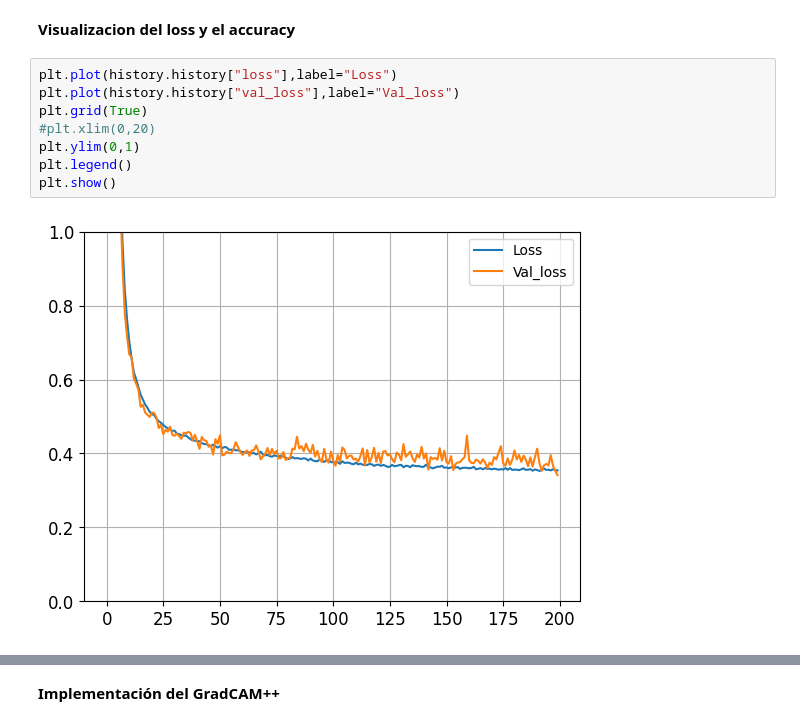
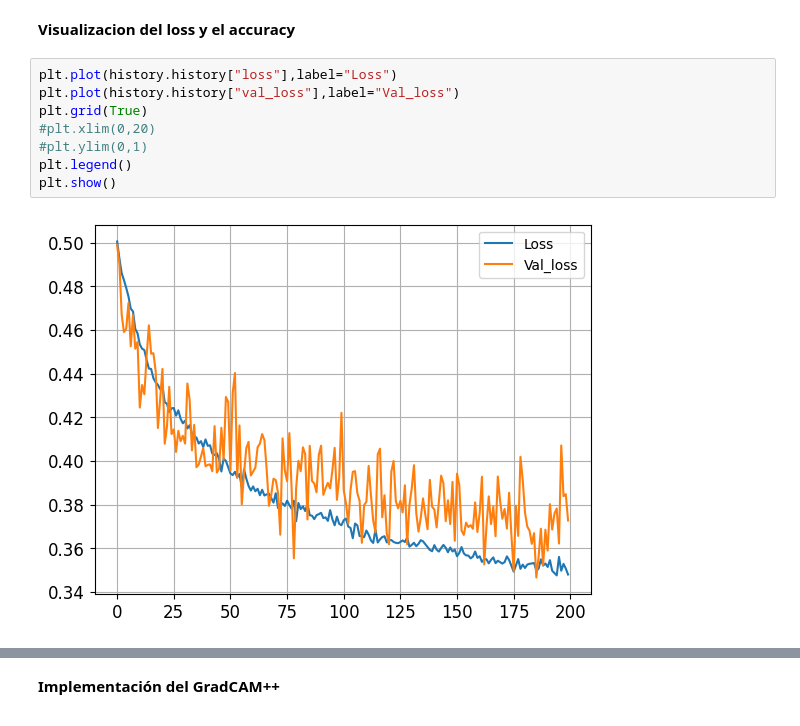
Before and after one commit to juansebastiangit/Inteligencia_artificial, a Jupyter notebook: Parciales/Parcial_1/parcial-1-sección-practica.ipynb, the cells around one changed output, grey strips where cells are left out. Drawn from its saved outputs; the diff is of its cells as text.

```diff
--- a/Parciales/Parcial_1/parcial-1-sección-practica.ipynb
+++ b/Parciales/Parcial_1/parcial-1-sección-practica.ipynb
@@ -494,13 +503,13 @@ Epoch 200/200
 # %%
 plt.plot(history.history["loss"],label="Loss")
 plt.plot(history.history["val_loss"],label="Val_loss")
 plt.grid(True)
 #plt.xlim(0,20)
-plt.ylim(0,1)
+#plt.ylim(0,1)
 plt.legend()
 plt.show()
 # %% [output]
-[figure, old version]
+[figure, new version]
 # %%
 plt.plot(history.history["accuracy"],label="Accuracy")
 plt.plot(history.history["val_accuracy"],label="Val_Accuracy")
```
Also changed, not shown: parts of 9 cells of this notebook.
